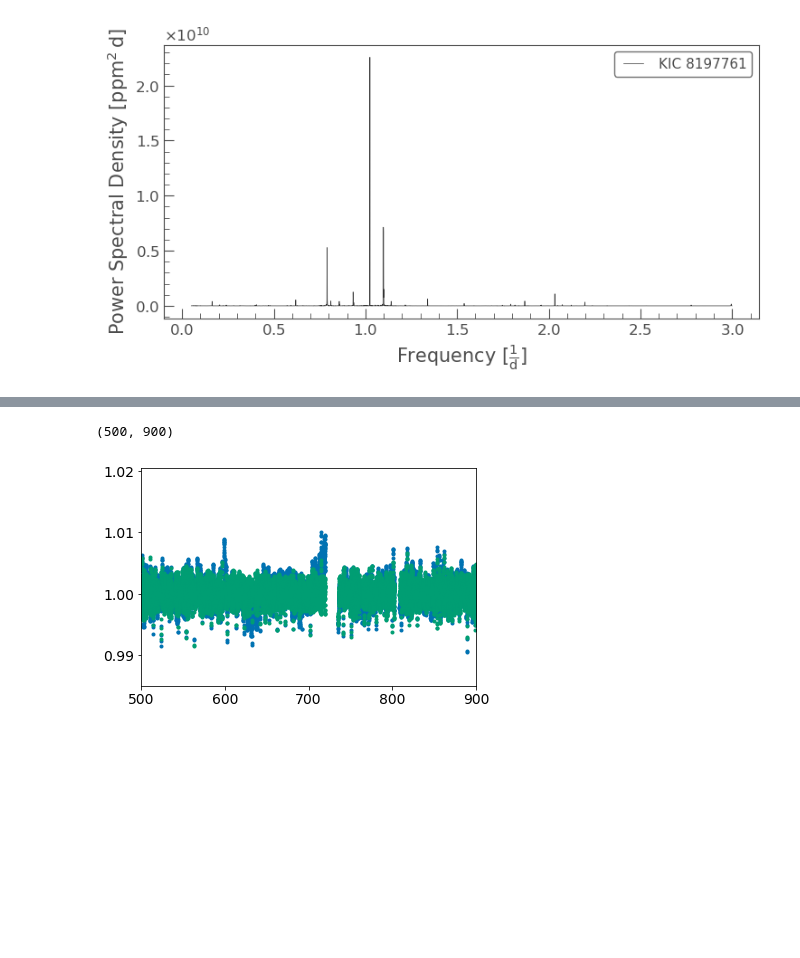
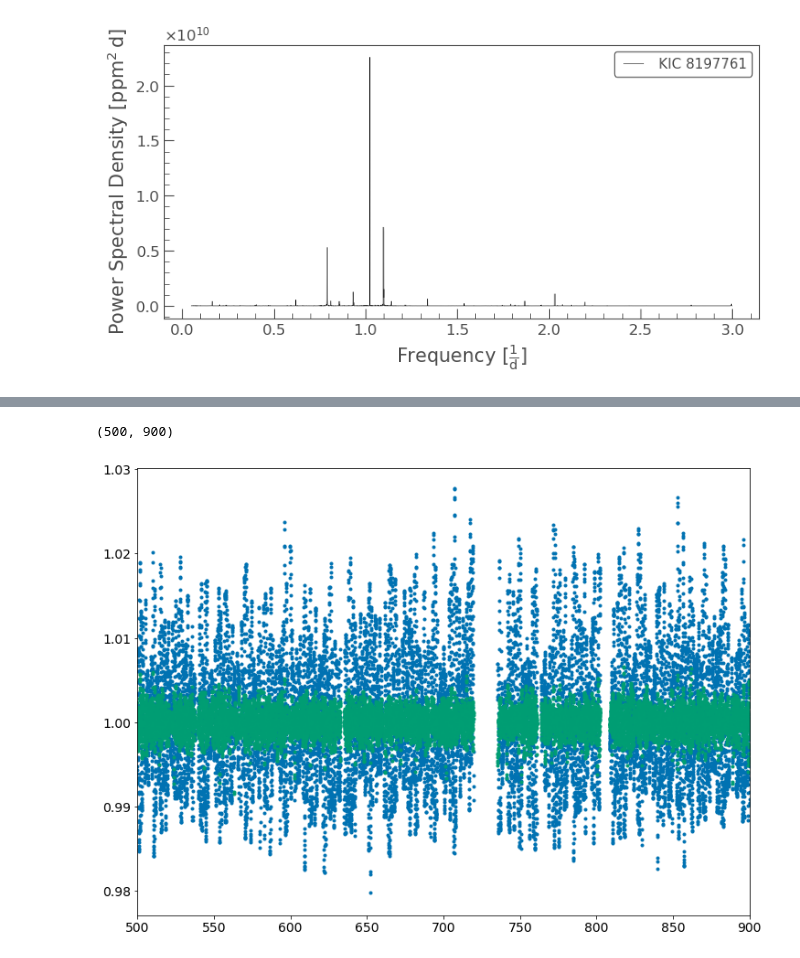
Before and after one commit to benjaminpope/hot, a Jupyter notebook: notebooks/test.ipynb, the cells around one changed output, grey strips where cells are left out. Saved outputs shown, nothing was run; the diff lists cells and outputs as text; code cells hidden in the pictures; blank space fills up the shorter version.

```diff
--- a/notebooks/test.ipynb
+++ b/notebooks/test.ipynb
@@ -60,16 +60,19 @@ for lci in lcs[1:]:
     lc = lc.append(lci)
 lc.plot()
 
-ff, pp = [], []
+lc2 = copy.copy(lc)
+ff, pp, noise = [], [], []
+y_fit = 0
+
 for j in range(60):
-    pg = lc.to_periodogram(min_period=4./24.*u.day, max_period=30.*u.day)
+    pg = lc2.to_periodogram(min_period=4./24.*u.day, max_period=30.*u.day)
     ff.append(pg.frequency_at_max_power.value)
     pp.append(pg.max_power.value)
-    y_fit = LombScargle(lc.time, lc.flux, lc.flux_err).model(lc.time, pg.frequency_at_max_power.value)
-    lc.flux = lc.flux- y_fit + 1.
+    y_fit += LombScargle(lc2.time, lc2.flux, lc2.flux_err).model(lc2.time, pg.frequency_at_max_power.value)
+    lc2.flux = lc.flux- y_fit + 1.
+    noise.append(lc2.estimate_cdpp())
 
-
-lc.plot()
+lc2.plot()
 # %% [output]
 <matplotlib.axes._subplots.AxesSubplot at 0x...>
 [figure]
@@ -77,12 +85,12 @@ lc.plot()
 # %%
-lc2 = lc.flatten()
+lc2=lc2.flatten()
 plt.plot(lc.time,lc.flux,'.')
 plt.plot(lc.time,lc2.flux,'.')
 
 plt.xlim(500,900)
 # %% [output]
 (500, 900)
-[figure, old version]
+[figure, new version]
 # %%
 planet_period = 9.8686667
 folded = lc.fold(planet_period)
```
Also changed, not shown: parts of 16 cells of this notebook.
